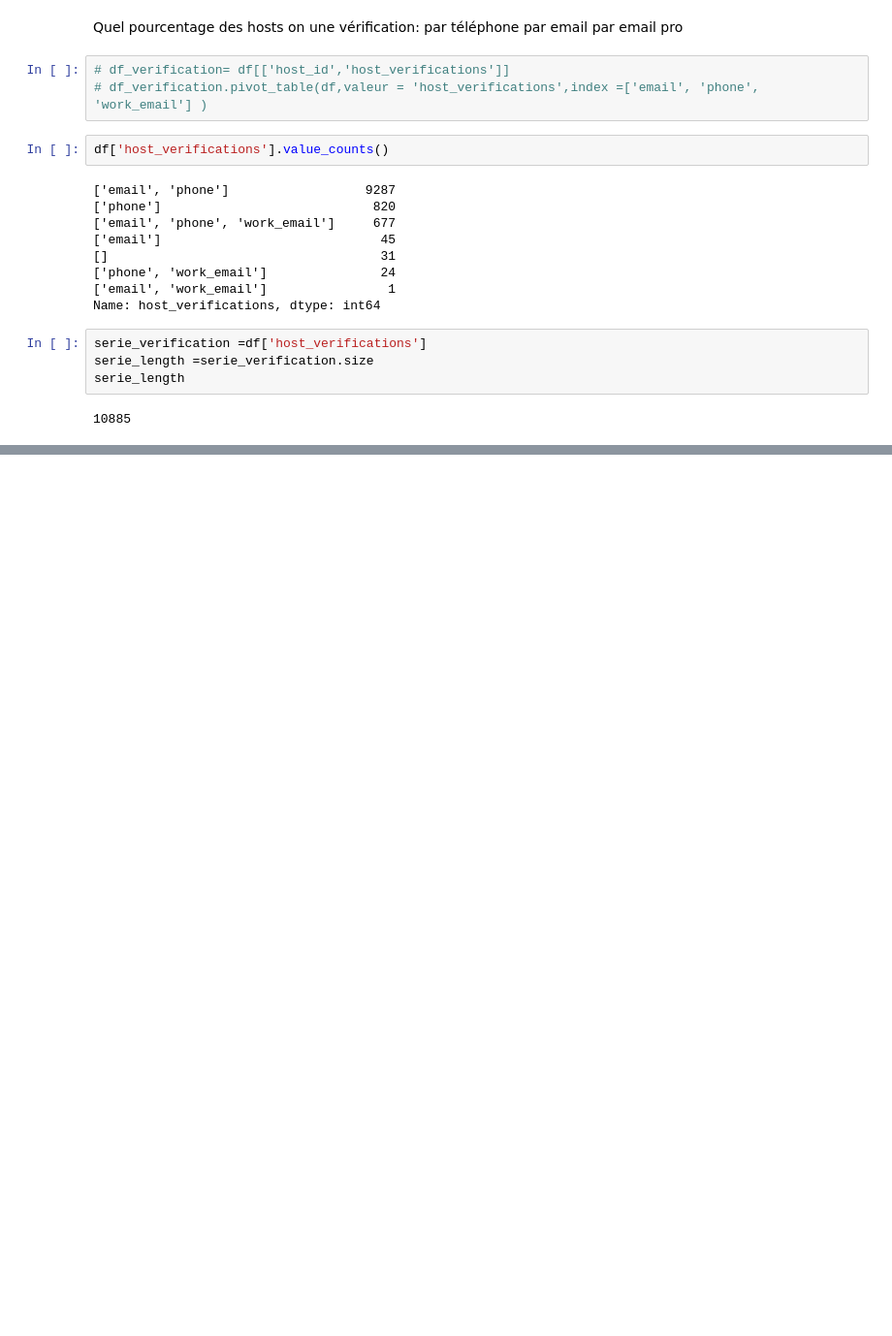
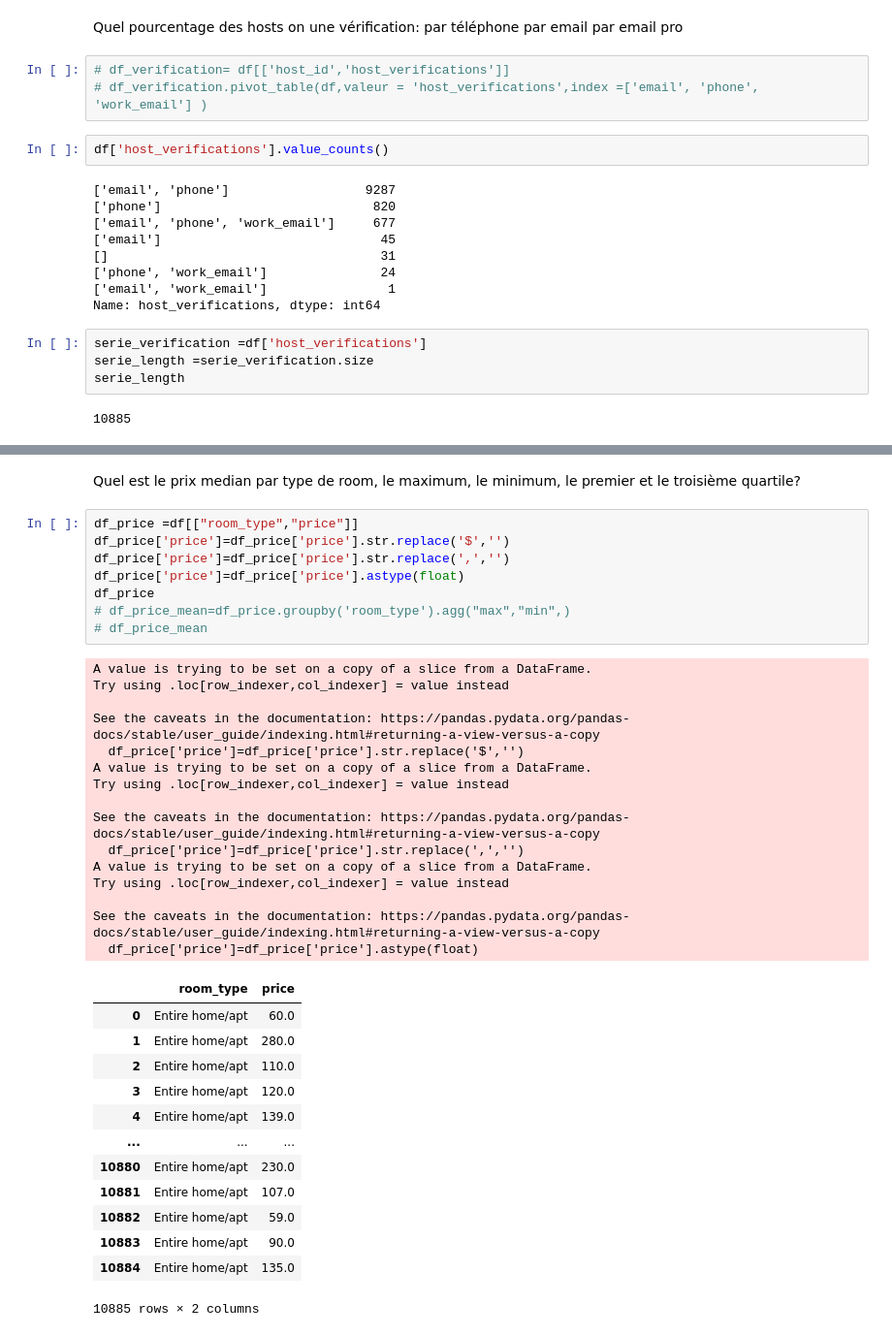
Before and after one commit to henzozhang/airbnb_projet, a Jupyter notebook: airbnb_projet/analist.ipynb, the cells around one changed output, grey strips where cells are left out. Shown: that part at 97% size. Saved outputs shown, nothing was run; the diff lists cells and outputs as text; blank space fills up the shorter version.

```diff
--- a/airbnb_projet/analist.ipynb
+++ b/airbnb_projet/analist.ipynb
@@ -219,0 +264,39 @@ def pourcentage_moyen_vérification(df):
+# %% [markdown]
+Quel est le prix median par type de room, le maximum, le minimum, le premier et le troisième quartile?
+# %%
+df_price =df[["room_type","price"]]
+df_price['price']=df_price['price'].str.replace('$','')
+df_price['price']=df_price['price'].str.replace(',','')
+df_price['price']=df_price['price'].astype(float)
+df_price
+# df_price_mean=df_price.groupby('room_type').agg("max","min",)
+# df_price_mean
+# %% [output]
+A value is trying to be set on a copy of a slice from a DataFrame.
+Try using .loc[row_indexer,col_indexer] = value instead
+
+See the caveats in the documentation: https://pandas.pydata.org/pandas-docs/stable/user_guide/indexing.html#returning-a-view-versus-a-copy
+  df_price['price']=df_price['price'].str.replace('$','')
+A value is trying to be set on a copy of a slice from a DataFrame.
+Try using .loc[row_indexer,col_indexer] = value instead
+
+See the caveats in the documentation: https://pandas.pydata.org/pandas-docs/stable/user_guide/indexing.html#returning-a-view-versus-a-copy
+  df_price['price']=df_price['price'].str.replace(',','')
+A value is trying to be set on a copy of a slice from a DataFrame.
+Try using .loc[row_indexer,col_indexer] = value instead
+
+See the caveats in the documentation: https://pandas.pydata.org/pandas-docs/stable/user_guide/indexing.html#returning-a-view-versus-a-copy
+  df_price['price']=df_price['price'].astype(float)
+|  | room_type | price |
+| 0 | Entire home/apt | 60.0 |
+| 1 | Entire home/apt | 280.0 |
+| 2 | Entire home/apt | 110.0 |
+| 3 | Entire home/apt | 120.0 |
+| 4 | Entire home/apt | 139.0 |
+| ... | ... | ... |
+| 10880 | Entire home/apt | 230.0 |
+| 10881 | Entire home/apt | 107.0 |
+| 10882 | Entire home/apt | 59.0 |
+| 10883 | Entire home/apt | 90.0 |
+| 10884 | Entire home/apt | 135.0 |
+10885 rows × 2 columns
```
Also changed, not shown: parts of 15 cells of this notebook, 3 other files.
